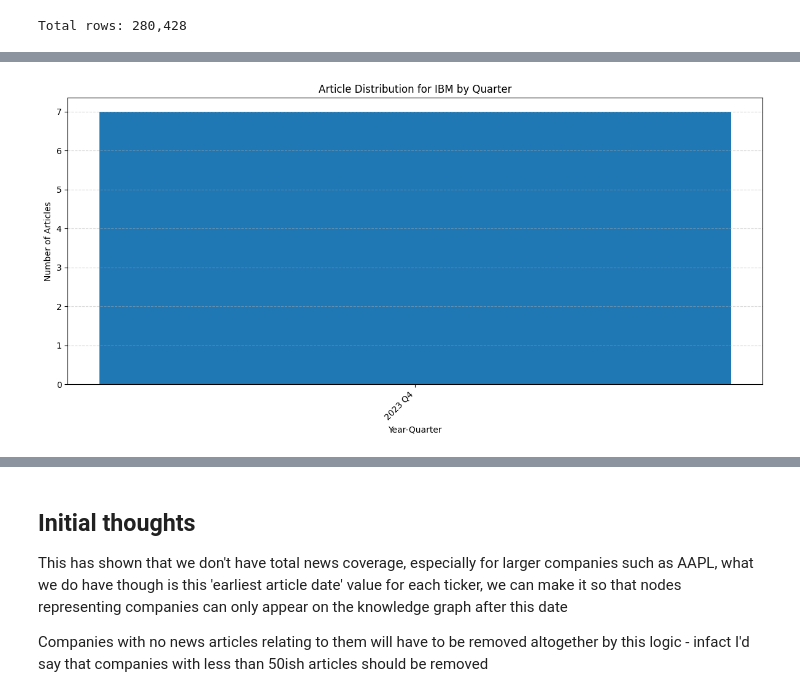
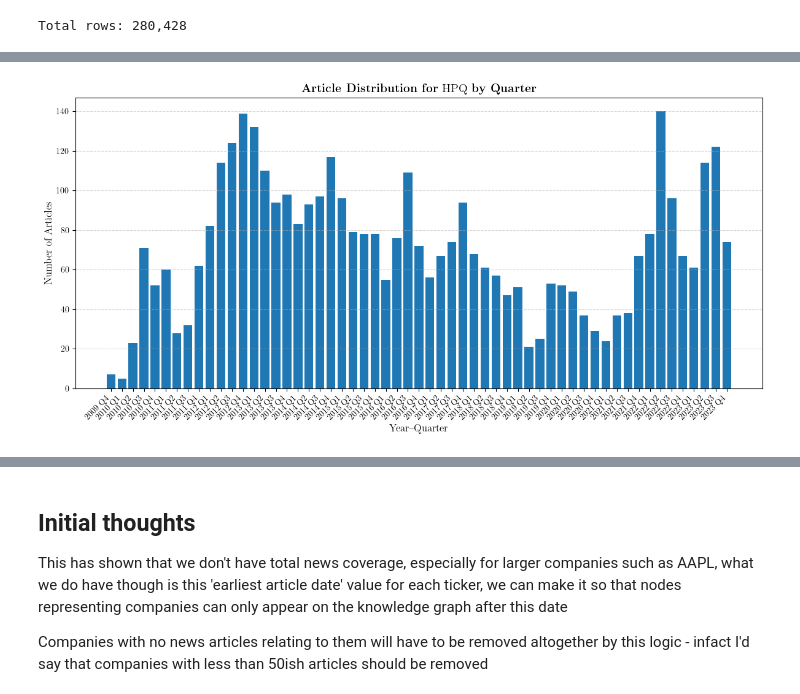
Before and after one commit to jamiebellthomas/apollo, a Jupyter notebook: DataAssembly/NewsArticles/news_csv_analysis.ipynb, the cells around one changed output, grey strips where cells are left out. Cells and saved outputs as stored; diff of their text form; code cells hidden in the pictures.

Commit message:
Latex formatting for existing plots

```diff
--- a/DataAssembly/NewsArticles/news_csv_analysis.ipynb
+++ b/DataAssembly/NewsArticles/news_csv_analysis.ipynb
@@ -11,6 +11,13 @@ from tqdm import tqdm
 from matplotlib.dates import DateFormatter
 import ast
 from collections import Counter
+import matplotlib as mpl
+
+mpl.rcParams.update({
+    "text.usetex": True,
+    "font.family": "serif",
+    "font.serif": ["Computer Modern Roman"],
+})
 # %%
 df = pd.read_csv("../../"+config.NEWS_CSV_PATH_CLEAN)
 # Quick info
@@ -103,12 +112,11 @@ def datetime_to_year_quarter(dt):
         print(f"[ERROR] Failed to parse: {dt}")
         return None
 # %%
-from collections import Counter
-
 def plot_article_distribution_by_quarter(df, ticker):
     """
     For a given ticker, plot a histogram showing the number of related articles over time (by quarter).
     """
+
     # Filter to rows matching the given ticker
     filtered_df = df[df['Stock_symbol'] == ticker].copy()
 
@@ -127,23 +135,25 @@ def plot_article_distribution_by_quarter(df, ticker):
 
     # Sort keys chronologically
     sorted_keys = sorted(counts.keys())
-    labels = [f"{year} Q{q}" for (year, q) in sorted_keys]
+    labels = [f"{year}~Q{q}" for (year, q) in sorted_keys]  # use ~ for nice spacing
     values = [counts[k] for k in sorted_keys]
 
     # Plotting
     plt.figure(figsize=(12, 6))
     plt.bar(labels, values)
-    plt.title(f"Article Distribution for {ticker} by Quarter")
-    plt.xlabel("Year-Quarter")
-    plt.ylabel("Number of Articles")
+
+    plt.title(rf"\textbf{{Article Distribution for}} {ticker} \textbf{{by Quarter}}", fontsize=14)
+    plt.xlabel(r"Year--Quarter", fontsize=12)
+    plt.ylabel(r"Number of Articles", fontsize=12)
+
     plt.xticks(rotation=45, ha='right')
     plt.tight_layout()
     plt.grid(axis='y', linestyle='--', alpha=0.5)
     plt.show()
 # %%
-plot_article_distribution_by_quarter(df=df,ticker="IBM")
+plot_article_distribution_by_quarter(df=df,ticker="HPQ")
 # %% [output]
-[figure, old version]
+[figure, new version]
 # %%
 def plot_article_coverage_span(df, all_tickers):
     """
```
Also changed, not shown: parts of 12 cells of this notebook, 3 other files.
